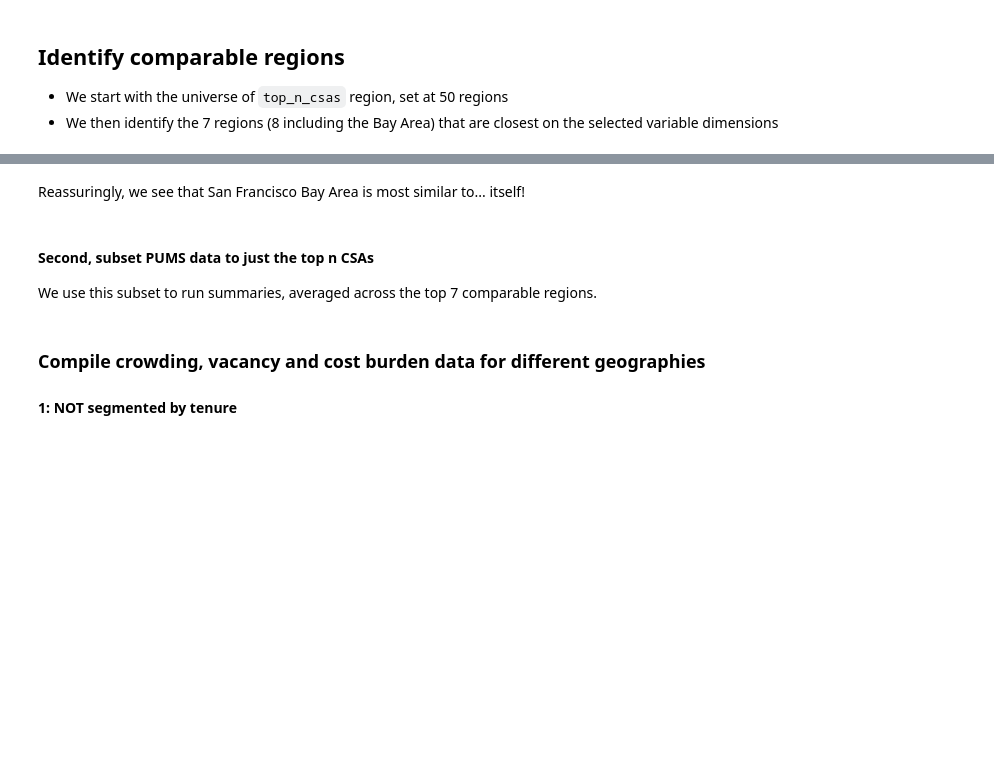
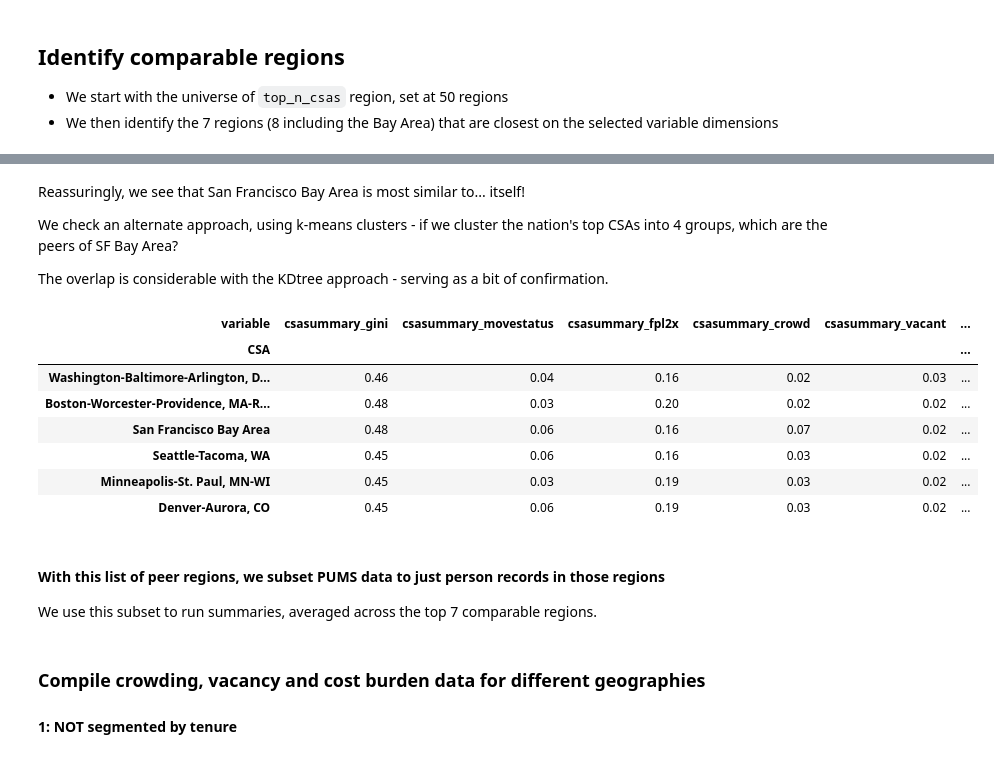
Before and after one commit to BayAreaMetro/regional-housing-needs-assessment, a Jupyter notebook: consultation/Comparable regions for RHNA using PUMS 2018 national.ipynb, the cells around one changed output, grey strips where cells are left out. Saved outputs shown, nothing was run; the diff lists cells and outputs as text; code cells hidden in the pictures; blank space fills up the shorter version.

```diff
--- a/consultation/Comparable regions for RHNA using PUMS 2018 national.ipynb
+++ b/consultation/Comparable regions for RHNA using PUMS 2018 national.ipynb
@@ -1862,5 +1913,7 @@ CSA_target
 # %%
 CSA_candidates=combodata.copy()
+CSA_candidates_df=combodata.copy()
+CSA_candidates_mat=combodata.copy().as_matrix()
 # %% [markdown]
 ## Identify comparable regions
 * We start with the universe of `top_n_csas` region, set at 50 regions
@@ -1900,6 +1962,26 @@ for i,item in enumerate(zip(ind[0],dist[0])):
-# %% [markdown]
-Reassuringly, we see that San Francisco Bay Area is most similar to... itself!
+# %% [markdown]
+Reassuringly, we see that San Francisco Bay Area is most similar to... itself!
+
+We check an alternate approach, using k-means clusters - if we cluster the nation's top CSAs into 4 groups, which are the peers of SF Bay Area?
+
+The overlap is considerable with the KDtree approach - serving as a bit of confirmation.
+# %%
+from sklearn.cluster import KMeans
+kmeans = KMeans(n_clusters=4, random_state=1,n_init=500).fit(CSA_candidates_mat)
+
+CSA_candidates_df['cluster']=kmeans.labels_
+bayareaclusterid=CSA_candidates_df.loc['San Francisco Bay Area'].cluster
+CSA_candidates_df[CSA_candidates_df.cluster==bayareaclusterid]
+# %% [output]
+| variable | csasummary_gini | csasummary_movestatus | csasummary_fpl2x | csasummary_crowd | csasummary_vacant | ... |
+| CSA |  |  |  |  |  | ... |
+| Washington-Baltimore-Arlington, D... | 0.46 | 0.04 | 0.16 | 0.02 | 0.03 | ... |
+| Boston-Worcester-Providence, MA-R... | 0.48 | 0.03 | 0.20 | 0.02 | 0.02 | ... |
+| San Francisco Bay Area | 0.48 | 0.06 | 0.16 | 0.07 | 0.02 | ... |
+| Seattle-Tacoma, WA | 0.45 | 0.06 | 0.16 | 0.03 | 0.02 | ... |
+| Minneapolis-St. Paul, MN-WI | 0.45 | 0.03 | 0.19 | 0.03 | 0.02 | ... |
+| Denver-Aurora, CO | 0.45 | 0.06 | 0.19 | 0.03 | 0.02 | ... |
 # %% [markdown]
-####  Second, subset PUMS data to just the top n CSAs
+####  With this list of peer regions, we subset PUMS data to just person records in those regions
 We use this subset to run summaries, averaged across the top 7 comparable regions.
 # %%
```
Also changed, not shown: parts of 54 cells of this notebook.
